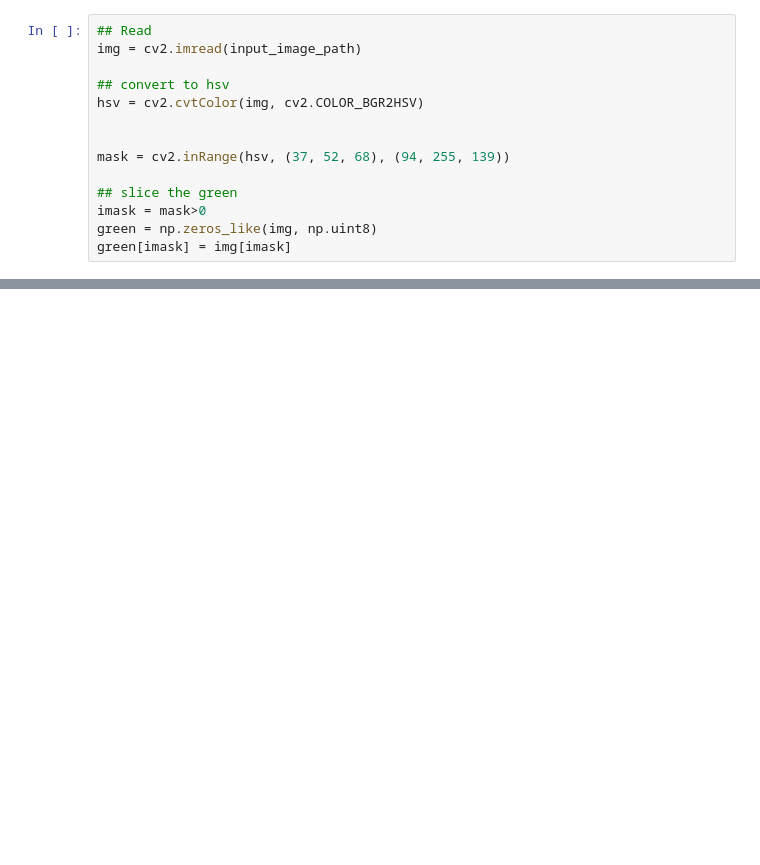
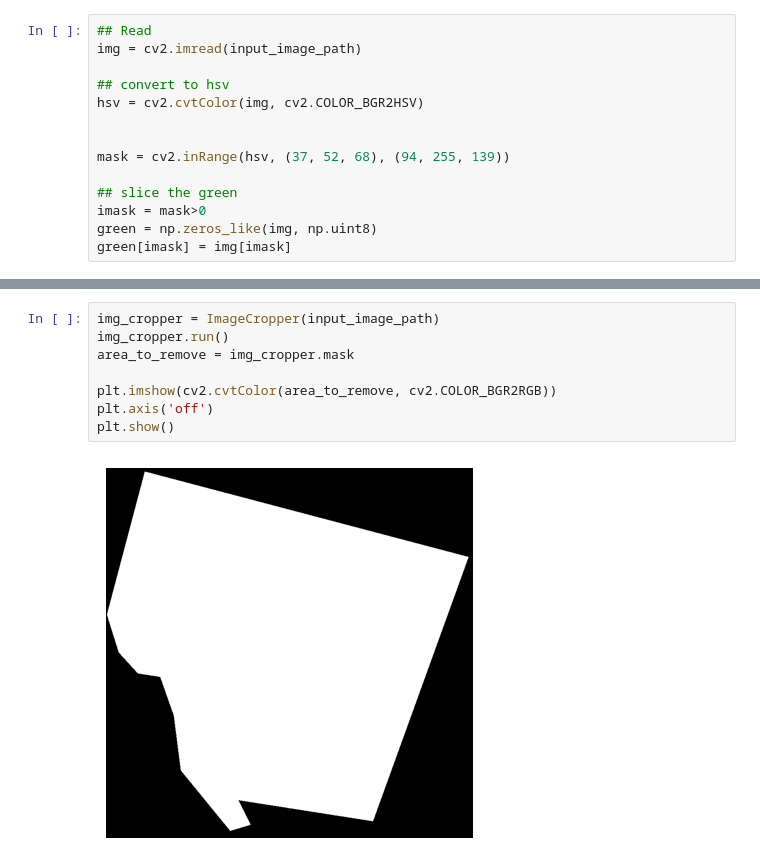
Before and after one commit to fmurphy97/Analyse-Agriculture-Satellite-Image, a Jupyter notebook: filter_image.ipynb, the cells around one changed output, grey strips where cells are left out. Drawn from its saved outputs; the diff is of its cells as text; blank space fills up the shorter version.

```diff
--- a/filter_image.ipynb
+++ b/filter_image.ipynb
@@ -20,0 +35,10 @@ green[imask] = img[imask]
+# %%
+img_cropper = ImageCropper(input_image_path)
+img_cropper.run()
+area_to_remove = img_cropper.mask
+
+plt.imshow(cv2.cvtColor(area_to_remove, cv2.COLOR_BGR2RGB))
+plt.axis('off')
+plt.show()
+# %% [output]
+[figure, added]
```
Also changed, not shown: parts of 7 cells of this notebook, 6 other files.
